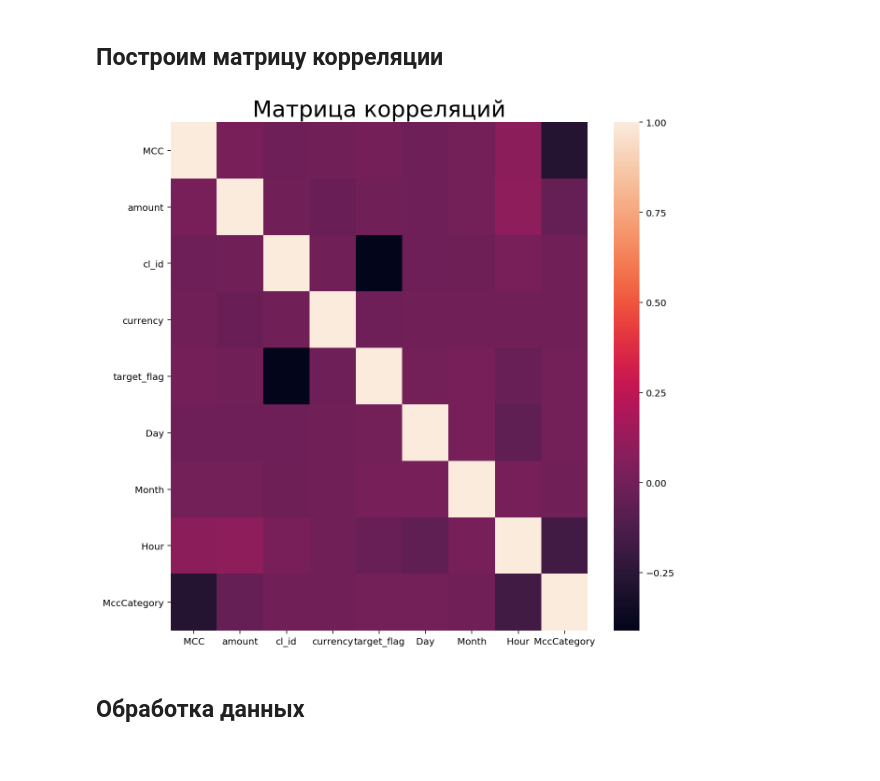
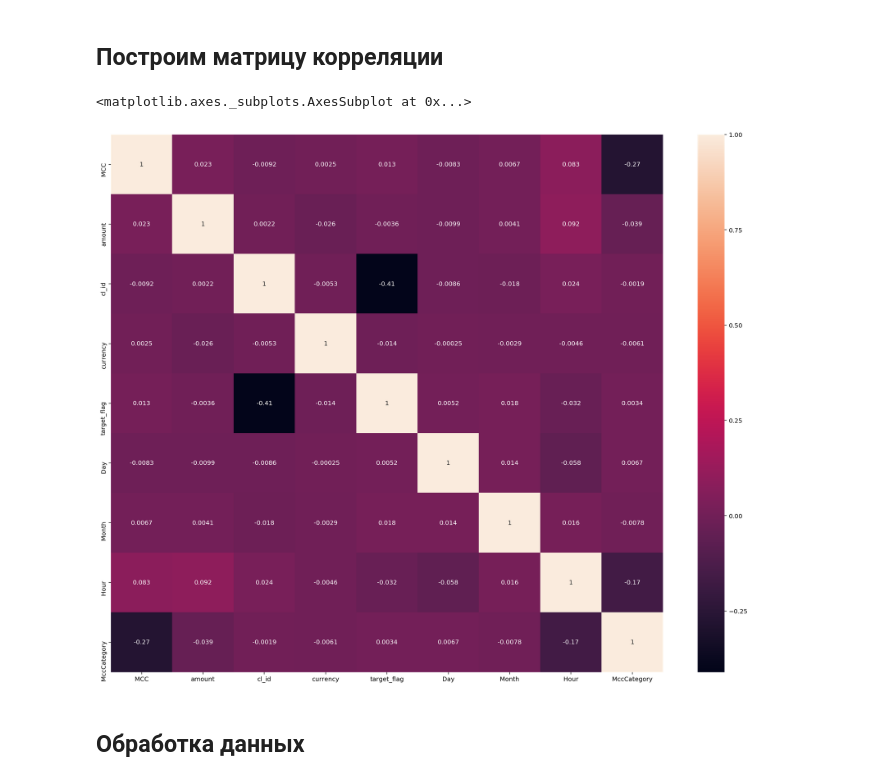
Before and after one commit to dkanunnikov/netology, a Jupyter notebook: DZ3.3_decomposition/decomposition.ipynb, the cells around one changed output. Drawn from its saved outputs; the diff is of its cells as text; code cells hidden in the pictures.

```diff
--- a/DZ3.3_decomposition/decomposition.ipynb
+++ b/DZ3.3_decomposition/decomposition.ipynb
@@ -258,18 +258,15 @@ array([ 5023.  , 20000.  ,   767.  , ...,  7337.7 ,   137.16,  6133.6 ])
 # %% [markdown]
 ## Построим матрицу корреляции
 # %%
+plt.figure(figsize=(20, 16))
+
 corr = train_full_df.corr()
-fig, ax = plt.subplots(figsize=(10,10))
-plt.title('Матрица корреляций', size=24)
-sns.heatmap(
-    corr,
-    xticklabels=corr.columns.values,
-    yticklabels=corr.columns.values,
-
-)
-plt.show()
+sns.heatmap(corr, annot=True,
+            xticklabels=corr.columns.values,
+            yticklabels=corr.columns.values)
 # %% [output]
+<matplotlib.axes._subplots.AxesSubplot at 0x...>
-[figure, old version]
+[figure, new version]
 # %% [markdown]
 ## Обработка данных
 # %%
```
Also changed, not shown: parts of 24 cells of this notebook.
